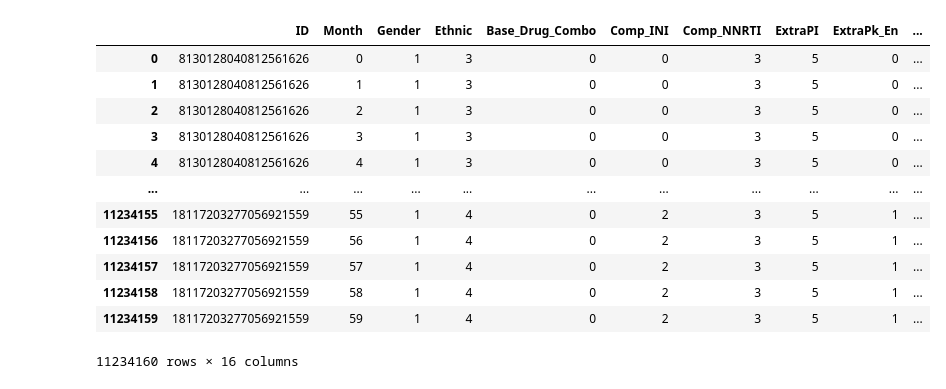
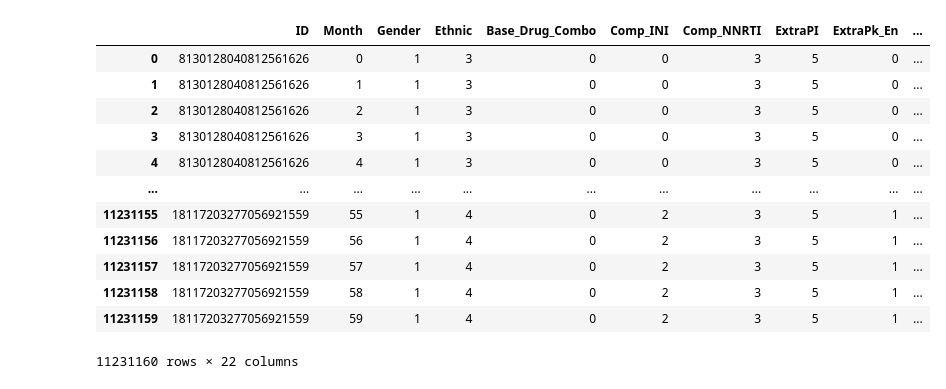
Before and after one commit to mrui0905/USC-Big-Data-Case-Competition, a Jupyter notebook: matthew/survivor.ipynb, the cells around one changed output. Saved outputs shown, nothing was run; the diff lists cells and outputs as text; code cells hidden in the pictures.

```diff
--- a/matthew/survivor.ipynb
+++ b/matthew/survivor.ipynb
@@ -11,19 +15,0 @@ from lifelines import KaplanMeierFitter
-# %%
-df = pd.read_csv('BDHSC_SCC_2025_synth_data.csv')
-regimen_columns = ["Base_Drug_Combo", "Comp_INI", "Comp_NNRTI", "ExtraPI", "ExtraPk_En"]
-df["Regimen"] = df[regimen_columns].astype(str).agg("_".join, axis=1)
-df
-# %% [output]
-|  | ID | Month | Gender | Ethnic | Base_Drug_Combo | Comp_INI | Comp_NNRTI | ExtraPI | ExtraPk_En | ... |
-| 0 | 8130128040812561626 | 0 | 1 | 3 | 0 | 0 | 3 | 5 | 0 | ... |
-| 1 | 8130128040812561626 | 1 | 1 | 3 | 0 | 0 | 3 | 5 | 0 | ... |
-| 2 | 8130128040812561626 | 2 | 1 | 3 | 0 | 0 | 3 | 5 | 0 | ... |
-| 3 | 8130128040812561626 | 3 | 1 | 3 | 0 | 0 | 3 | 5 | 0 | ... |
-| 4 | 8130128040812561626 | 4 | 1 | 3 | 0 | 0 | 3 | 5 | 0 | ... |
-| ... | ... | ... | ... | ... | ... | ... | ... | ... | ... | ... |
-| 11234155 | 18117203277056921559 | 55 | 1 | 4 | 0 | 2 | 3 | 5 | 1 | ... |
-| 11234156 | 18117203277056921559 | 56 | 1 | 4 | 0 | 2 | 3 | 5 | 1 | ... |
-| 11234157 | 18117203277056921559 | 57 | 1 | 4 | 0 | 2 | 3 | 5 | 1 | ... |
-| 11234158 | 18117203277056921559 | 58 | 1 | 4 | 0 | 2 | 3 | 5 | 1 | ... |
-| 11234159 | 18117203277056921559 | 59 | 1 | 4 | 0 | 2 | 3 | 5 | 1 | ... |
-11234160 rows × 16 columns
@@ -30,3 +44,58 @@ df
+# %%
+df = pd.read_csv('BDHSC_SCC_2025_synth_data.csv')
+
+# Map codes to drug names using the data dictionary
+drug_mappings = {
+    'Base_Drug_Combo': {
+        0: 'FTC + TDF',
+        1: '3TC + ABC',
+        2: 'FTC + TAF',
+        3: 'DRV + FTC + TDF',
+        4: 'FTC + RTVB + TDF',
+        5: 'Other'
+    },
+    'Comp_INI': {0: 'DTG', 1: 'RAL', 2: 'EVG', 3: 'N/A'},
+    'Comp_NNRTI': {0: 'NVP', 1: 'EFV', 2: 'RPV', 3: 'N/A'},
+    'ExtraPI': {0: 'DRV', 1: 'RTVB', 2: 'LPV', 3: 'RTV', 4: 'ATV', 5: 'N/A'},
+}
+
+def map_regimen(row):
+    """Combine regimen components into a standardized name."""
+    base = drug_mappings['Base_Drug_Combo'].get(row['Base_Drug_Combo'], 'Unknown')
+    ini = drug_mappings['Comp_INI'].get(row['Comp_INI'], '')
+    nnrti = drug_mappings['Comp_NNRTI'].get(row['Comp_NNRTI'], '')
+    pi = drug_mappings['ExtraPI'].get(row['ExtraPI'], '')
+    enhancer = ' + ExtraPK' if row['ExtraPk_En'] == 1 else ''
+    components = [base, ini, nnrti, pi]
+    regimen = ' + '.join(filter(None, components)) + enhancer
+    return regimen
+
+# Create regimen name for each time point
+df['Regimen'] = df.apply(map_regimen, axis=1)
+
+df['event_vl50'] = df['VL'] < 50
+df['event_vl250'] = df['VL'] < 250
+df['event_cd4'] = df['CD4'] > 500
+# %%
+targets = ["event_vl50", "event_vl250", "event_cd4"]  # Modify as needed
+first_target_times_df = get_first_target_times(df, targets=targets)
+# %%
+df = pd.merge(df, first_target_times_df, on='ID', how='inner')
+df
+# %% [output]
+|  | ID | Month | Gender | Ethnic | Base_Drug_Combo | Comp_INI | Comp_NNRTI | ExtraPI | ExtraPk_En | ... |
+| 0 | 8130128040812561626 | 0 | 1 | 3 | 0 | 0 | 3 | 5 | 0 | ... |
+| 1 | 8130128040812561626 | 1 | 1 | 3 | 0 | 0 | 3 | 5 | 0 | ... |
+| 2 | 8130128040812561626 | 2 | 1 | 3 | 0 | 0 | 3 | 5 | 0 | ... |
+| 3 | 8130128040812561626 | 3 | 1 | 3 | 0 | 0 | 3 | 5 | 0 | ... |
+| 4 | 8130128040812561626 | 4 | 1 | 3 | 0 | 0 | 3 | 5 | 0 | ... |
+| ... | ... | ... | ... | ... | ... | ... | ... | ... | ... | ... |
+| 11231155 | 18117203277056921559 | 55 | 1 | 4 | 0 | 2 | 3 | 5 | 1 | ... |
+| 11231156 | 18117203277056921559 | 56 | 1 | 4 | 0 | 2 | 3 | 5 | 1 | ... |
+| 11231157 | 18117203277056921559 | 57 | 1 | 4 | 0 | 2 | 3 | 5 | 1 | ... |
+| 11231158 | 18117203277056921559 | 58 | 1 | 4 | 0 | 2 | 3 | 5 | 1 | ... |
+| 11231159 | 18117203277056921559 | 59 | 1 | 4 | 0 | 2 | 3 | 5 | 1 | ... |
+11231160 rows × 22 columns
 # %%
 df_sorted = df.sort_values(['ID', 'Month'])
 df_sorted['Regimen_Shift'] = (df_sorted.groupby('ID')['Regimen'].shift() != df_sorted['Regimen']).astype(int)
```
Also changed, not shown: parts of 28 cells of this notebook, 1 other file.
